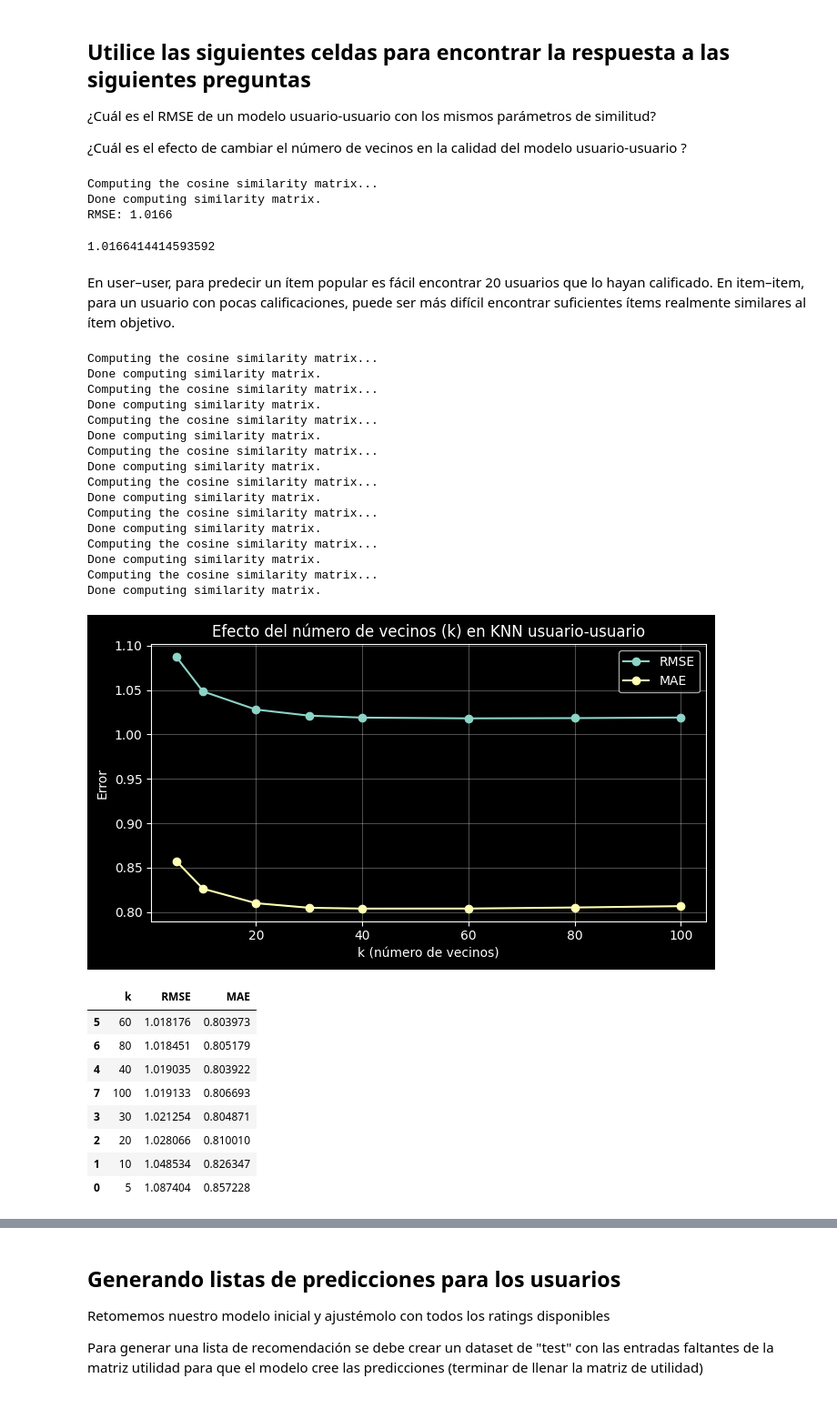
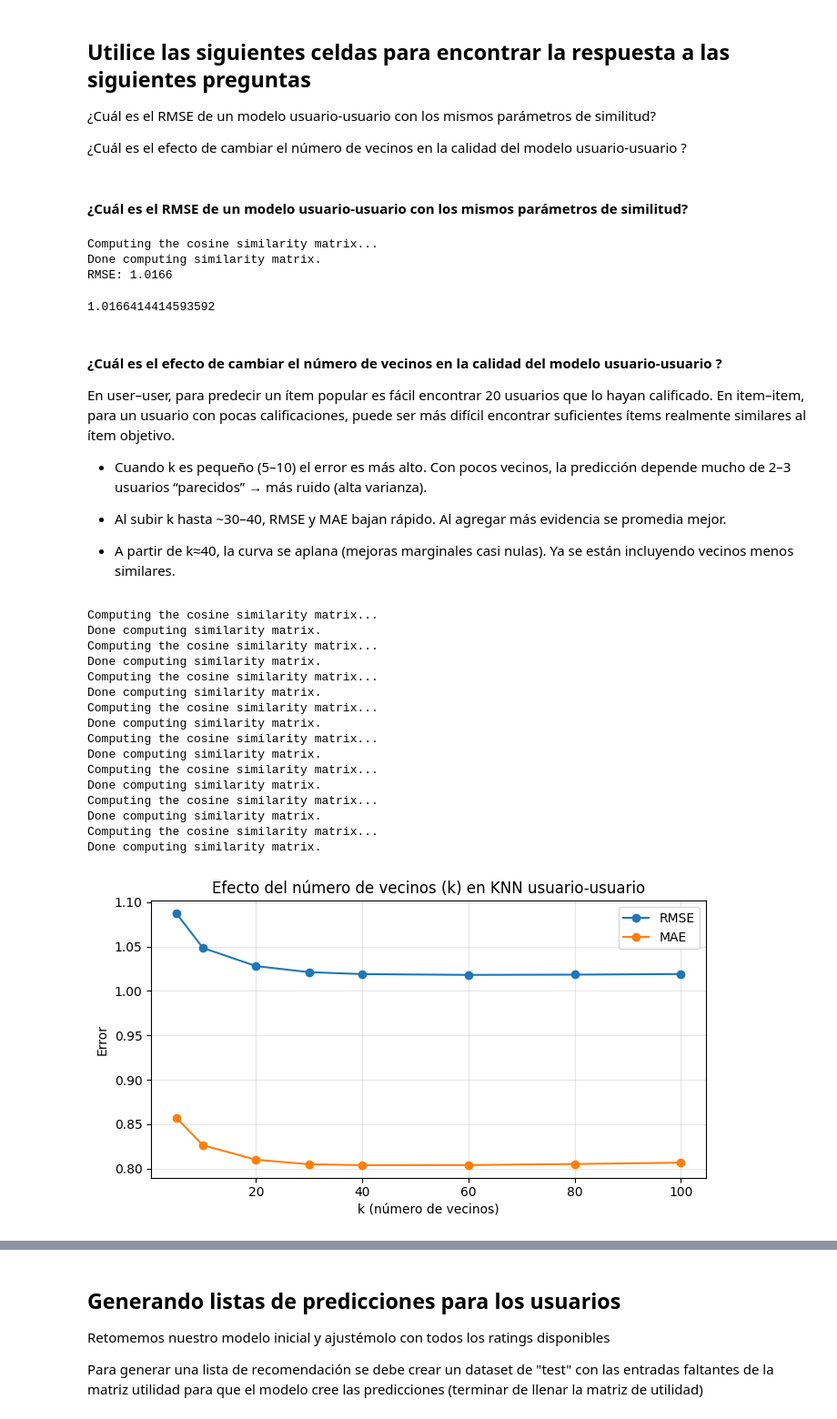
Before and after one commit to bmguzmang/SR-UNIANDES, a Jupyter notebook: Laboratorios/Laboratorio 1/MINE4201_SR_Laboratorio_1.ipynb, the cells around one changed output, grey strips where cells are left out. Shown at 91% size. Cells and saved outputs as stored; diff of their text form; code cells hidden in the pictures.

```diff
--- a/Laboratorios/Laboratorio 1/MINE4201_SR_Laboratorio_1.ipynb
+++ b/Laboratorios/Laboratorio 1/MINE4201_SR_Laboratorio_1.ipynb
@@ -898,6 +1108,8 @@ RMSE: 1.0453
 ¿Cuál es el RMSE de un modelo usuario-usuario con los mismos parámetros de similitud?
 
 ¿Cuál es el efecto de cambiar el número de vecinos en la calidad del modelo usuario-usuario ?
+# %% [markdown]
+#### ¿Cuál es el RMSE de un modelo usuario-usuario con los mismos parámetros de similitud?
 # %%
 # Modelo KNNBasic usuario-usuario con similitud coseno (mismos hiperparámetros)
 sim_options_uu = {
@@ -919,8 +1131,18 @@ Done computing similarity matrix.
 RMSE: 1.0166
 1.0166414414593592
 # %% [markdown]
+#### ¿Cuál es el efecto de cambiar el número de vecinos en la calidad del modelo usuario-usuario ?
 En user–user, para predecir un ítem popular es fácil encontrar 20 usuarios que lo hayan calificado.
 En item–item, para un usuario con pocas calificaciones, puede ser más difícil encontrar suficientes ítems realmente similares al ítem objetivo.
+
+- Cuando k es pequeño (5–10) el error es más alto.
+Con pocos vecinos, la predicción depende mucho de 2–3 usuarios “parecidos” → más ruido (alta varianza).
+
+- Al subir k hasta ~30–40, RMSE y MAE bajan rápido.
+Al agregar más evidencia se promedia mejor.
+
+- A partir de k≈40, la curva se aplana (mejoras marginales casi nulas).
+Ya se están incluyendo vecinos menos similares.
 # %%
 # 1) dataset + split reproducible
 reader = Reader(rating_scale=(1, 5))
@@ -951,44 +1173,31 @@ for k in k_values:
     mae_values.append(mae)
 
 # 3) gráfica
 plt.figure(figsize=(7,4))
 plt.plot(k_values, rmse_values, marker="o", label="RMSE")
 plt.plot(k_values, mae_values, marker="o", label="MAE")
 plt.title("Efecto del número de vecinos (k) en KNN usuario-usuario")
 plt.xlabel("k (número de vecinos)")
 plt.ylabel("Error")
 plt.grid(alpha=0.3)
 plt.legend()
 plt.tight_layout()
 plt.show()
-
-# 4) tabla resumen (opcional)
-results = pd.DataFrame({"k": k_values, "RMSE": rmse_values, "MAE": mae_values}).sort_values("RMSE")
-results
 # %% [output]
 Computing the cosine similarity matrix...
 Done computing similarity matrix.
 Computing the cosine similarity matrix...
 Done computing similarity matrix.
 Computing the cosine similarity matrix...
 Done computing similarity matrix.
 Computing the cosine similarity matrix...
 Done computing similarity matrix.
 Computing the cosine similarity matrix...
 Done computing similarity matrix.
 Computing the cosine similarity matrix...
 Done computing similarity matrix.
 Computing the cosine similarity matrix...
 Done computing similarity matrix.
 Computing the cosine similarity matrix...
 Done computing similarity matrix.
-[figure, old version]
+[figure, new version]
-|  | k | RMSE | MAE |
-| 5 | 60 | 1.018176 | 0.803973 |
-| 6 | 80 | 1.018451 | 0.805179 |
-| 4 | 40 | 1.019035 | 0.803922 |
-| 7 | 100 | 1.019133 | 0.806693 |
-| 3 | 30 | 1.021254 | 0.804871 |
-| 2 | 20 | 1.028066 | 0.810010 |
-| 1 | 10 | 1.048534 | 0.826347 |
-| 0 | 5 | 1.087404 | 0.857228 |
```
Also changed, not shown: parts of 67 cells of this notebook.
